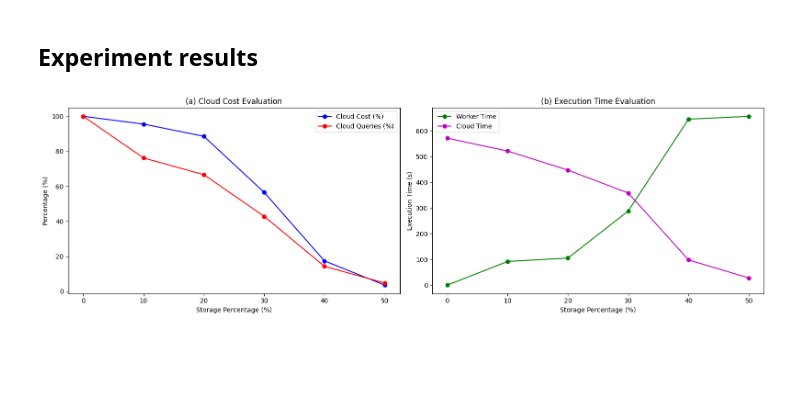
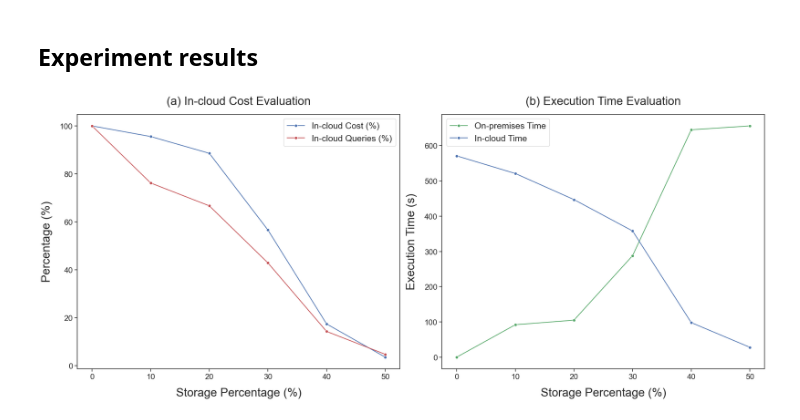
Before and after one commit to pixelsdb/pixels, a Jupyter notebook: pixels-amphi/pixels-amphi-worker/benchmark/scripts/visualize.ipynb, the cells around one changed output. Cells and saved outputs as stored; diff of their text form; code cells hidden in the pictures; blank space fills up the shorter version.

```diff
--- a/pixels-amphi/pixels-amphi-worker/benchmark/scripts/visualize.ipynb
+++ b/pixels-amphi/pixels-amphi-worker/benchmark/scripts/visualize.ipynb
@@ -132,33 +162,35 @@ plt.show()
 # %% [markdown]
 ## Experiment results
-# %%
-# tpch cost-est 0-50
-x = [0, 10, 20, 30, 40, 50] # storage percentage
-worker_time = [0, 92, 105, 288, 645, 656]
-cloud_time = [571, 521, 447, 358, 98, 28]
-cloud_cost = [100, 95.57, 88.58, 56.58, 17.42, 3.56] # cloud cost percentage
-cloud_queries = [100, 76.19, 66.67, 42.86, 14.29, 4.76] # how many queries in-cloud execution
-
-fig, (ax1, ax2) = plt.subplots(1, 2, figsize=(16, 5))
-
-# 图a：cloud cost和cloud queries的折线图
-ax1.plot(x, cloud_cost, marker='o', linestyle='-', color='b', label='Cloud Cost (%)')
-ax1.plot(x, cloud_queries, marker='o', linestyle='-', color='r', label='Cloud Queries (%)')
-ax1.set_xlabel('Storage Percentage (%)')
-ax1.set_ylabel('Percentage (%)')
-ax1.legend()
-ax1.set_title('(a) Cloud Cost Evaluation')
-
-# 图b：worker time和cloud time的折线图
-ax2.plot(x, worker_time, marker='o', linestyle='-', color='g', label='Worker Time')
-ax2.plot(x, cloud_time, marker='o', linestyle='-', color='m', label='Cloud Time')
-ax2.set_xlabel('Storage Percentage (%)')
-ax2.set_ylabel('Execution Time (s)')
-ax2.legend()
-ax2.set_title('(b) Execution Time Evaluation')
-
-plt.tight_layout()
-plt.savefig("./imgs/tpch_main_results.png")
-plt.show()
-# %% [output]
-[figure, removed]
+# %%
+sns.set_theme(style="ticks")
+
+x = [0, 10, 20, 30, 40, 50] # storage percentage
+worker_time = [0, 92, 105, 288, 645, 656]
+cloud_time = [571, 521, 447, 358, 98, 28]
+cloud_cost = [100, 95.57, 88.58, 56.58, 17.42, 3.56] # cloud cost percentage
+cloud_queries = [100, 76.19, 66.67, 42.86, 14.29, 4.76] # how many queries in-cloud execution
+
+fig, (ax1, ax2) = plt.subplots(1, 2, figsize=(21, 9))
+
+# First image
+sns.lineplot(x=x, y=cloud_cost, marker='o', linestyle='-', color='b', label='In-cloud Cost (%)', ax=ax1)
+sns.lineplot(x=x, y=cloud_queries, marker='o', linestyle='-', color='r', label='In-cloud Queries (%)', ax=ax1)
+ax1.set_xlabel('Storage Percentage (%)', fontsize=24, labelpad=15)
+ax1.set_ylabel('Percentage (%)', fontsize=24, labelpad=15)
+ax1.tick_params(axis='both', which='major', labelsize=16)
+ax1.legend(fontsize=18)
+ax1.set_title('(a) In-cloud Cost Evaluation', fontsize=24, pad=20)
+
+# Second image
+sns.lineplot(x=x, y=worker_time, marker='o', linestyle='-', color='g', label='On-premises Time', ax=ax2)
+sns.lineplot(x=x, y=cloud_time, marker='o', linestyle='-', color='b', label='In-cloud Time', ax=ax2)
+ax2.set_xlabel('Storage Percentage (%)', fontsize=24, labelpad=15)
+ax2.set_ylabel('Execution Time (s)', fontsize=24, labelpad=15)
+ax2.tick_params(axis='both', which='major', labelsize=16)
+ax2.legend(fontsize=18)
+ax2.set_title('(b) Execution Time Evaluation', fontsize=24, pad=20)
+
+plt.tight_layout()
+plt.savefig("./imgs/tpch_combined_evaluation.png")
+# %% [output]
+[figure, added]
```
Also changed, not shown: parts of 10 cells of this notebook, 12 other files.
